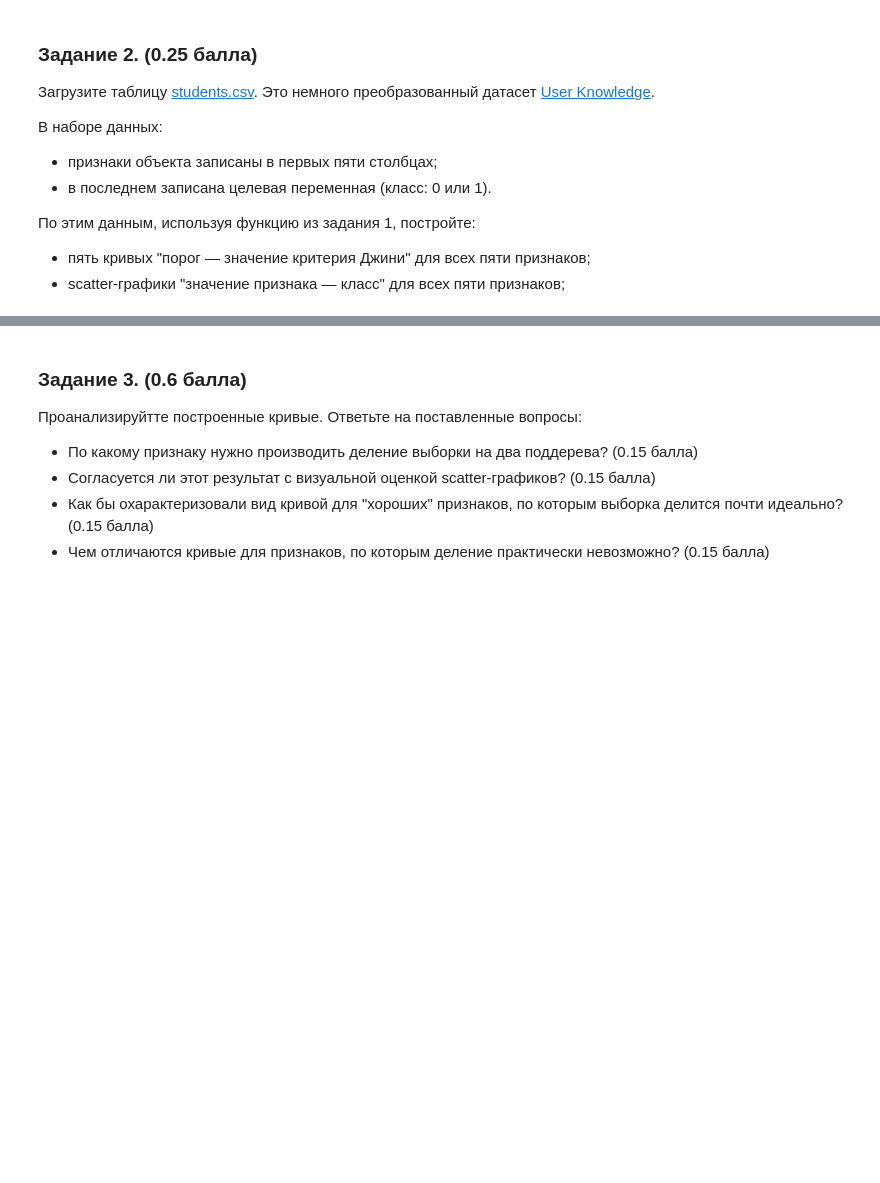
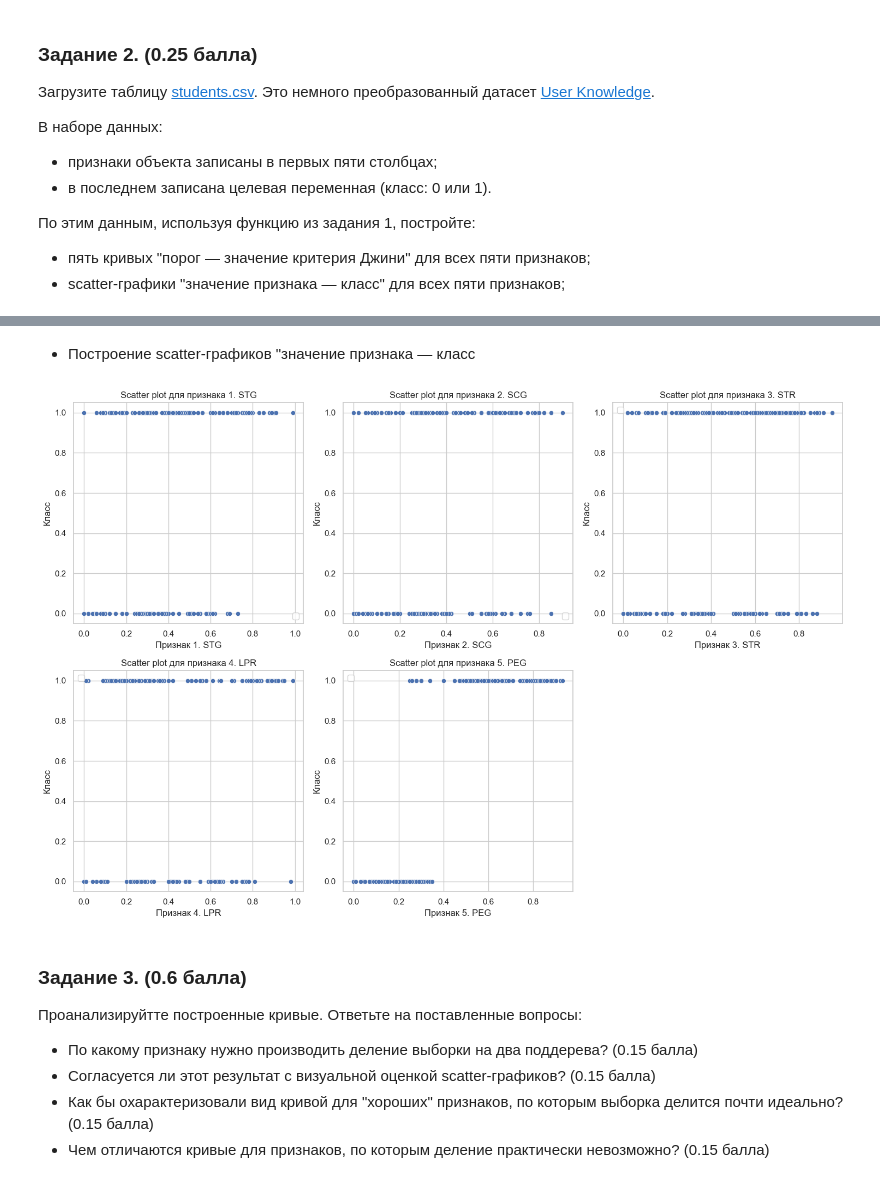
Before and after one commit to nikfilonenko/task_4_ml, a Jupyter notebook: Filonenko_Nikita_Dmitrievich_HW_4.ipynb, the cells around one changed output, grey strips where cells are left out. Drawn from its saved outputs; the diff is of its cells as text; code cells hidden in the pictures; blank space fills up the shorter version.

```diff
--- a/Filonenko_Nikita_Dmitrievich_HW_4.ipynb
+++ b/Filonenko_Nikita_Dmitrievich_HW_4.ipynb
@@ -97,3 +133,18 @@ data = pd.read_csv("/data/students.csv", sep=",")
+# %% [markdown]
+- Построение scatter-графиков "значение признака — класс
+# %%
+plt.figure(figsize=(15, 10))
+for i, col in enumerate(X.columns):
+    plt.subplot(2, 3, i + 1)
+    sns.scatterplot(x=X[col].values, y=y.values)
+    plt.xlabel(f'Признак {i + 1}. {col}')
+    plt.ylabel('Класс')
+    plt.title(f'Scatter plot для признака {i + 1}. {col}')
+    plt.legend()
+plt.tight_layout()
+plt.show()
+# %% [output]
+[figure, added]
 # %% [markdown]
 ### **Задание 3. (0.6 балла)**
 
```
Also changed, not shown: parts of 4 cells of this notebook.
